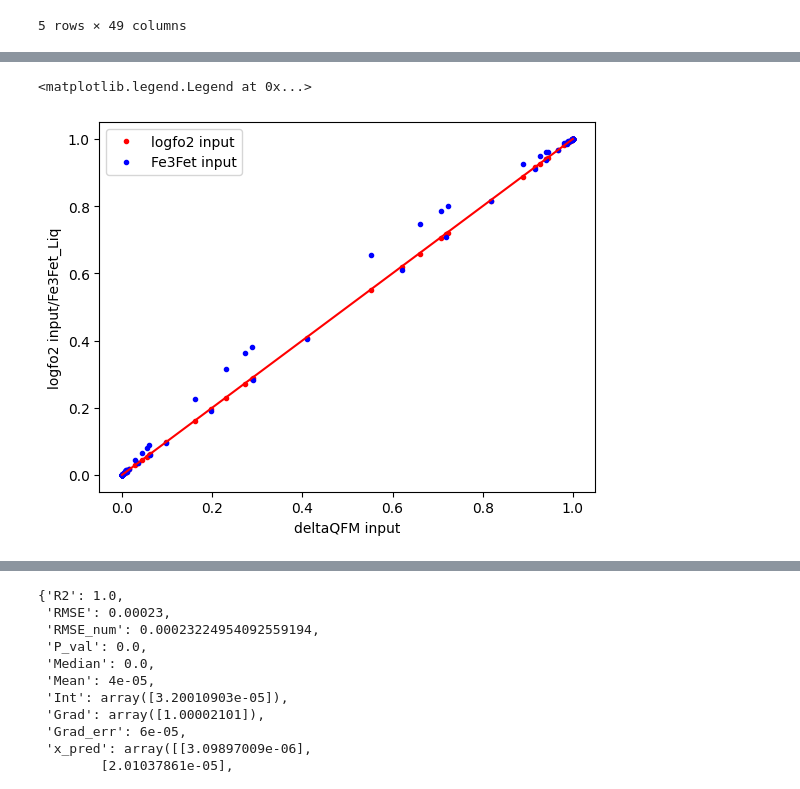
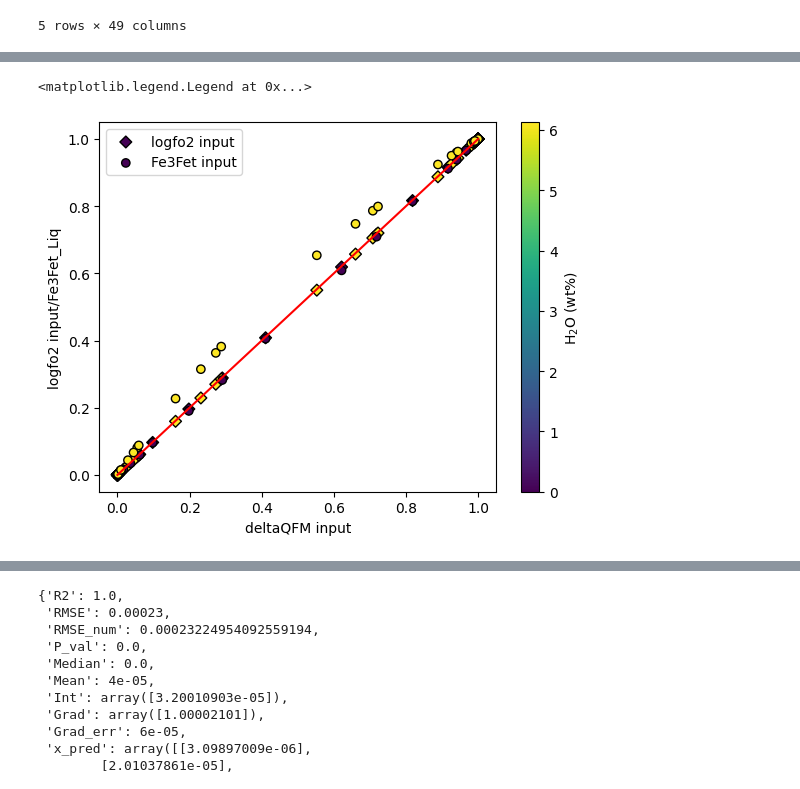
Before and after one commit to PennyWieser/PySulfSat, a Jupyter notebook: Benchmarking/Gorojovsky2026/Gorovsky_benchmark.ipynb, the cells around one changed output, grey strips where cells are left out. Cells and saved outputs as stored; diff of their text form; code cells hidden in the pictures.

```diff
--- a/Benchmarking/Gorojovsky2026/Gorovsky_benchmark.ipynb
+++ b/Benchmarking/Gorojovsky2026/Gorovsky_benchmark.ipynb
@@ -106,10 +107,32 @@ Text(0, 0.5, 'My S6/St over their S6/St')
 # %%
-plt.plot(bench['S6St_1atm'], bench_logfo2_input['S6St_1atm'], '.r', label='logfo2 input')
-plt.plot(bench['S6St_1atm'], bench_Fe3FeT_input['S6St_1atm'], '.b', label='Fe3Fet input')
-plt.xlabel('deltaQFM input')
-plt.ylabel('logfo2 input/Fe3Fet_Liq')
-plt.plot([0, 1], [0, 1], '-r')
-plt.legend()
+fig, ax = plt.subplots()
+
+sc = ax.scatter(
+    bench['S6St_1atm'],
+    bench_logfo2_input['S6St_1atm'],
+    c=df['H2O_Liq'],
+    cmap='viridis',
+    marker='D', ec='k',
+    label='logfo2 input'
+)
+
+ax.scatter(
+    bench['S6St_1atm'],
+    bench_Fe3FeT_input['S6St_1atm'],
+    c=df['H2O_Liq'],
+    cmap='viridis',
+    marker='o',ec='k',
+    label='Fe3Fet input'
+)
+
+ax.plot([0, 1], [0, 1], '-r')
+
+cbar = plt.colorbar(sc)
+cbar.set_label('H$_2$O (wt%)')
+
+ax.set_xlabel('deltaQFM input')
+ax.set_ylabel('logfo2 input/Fe3Fet_Liq')
+ax.legend()
 # %% [output]
 <matplotlib.legend.Legend at 0x...>
-[figure, old version]
+[figure, new version]
```
Also changed, not shown: parts of 19 cells of this notebook, 6 other files.
